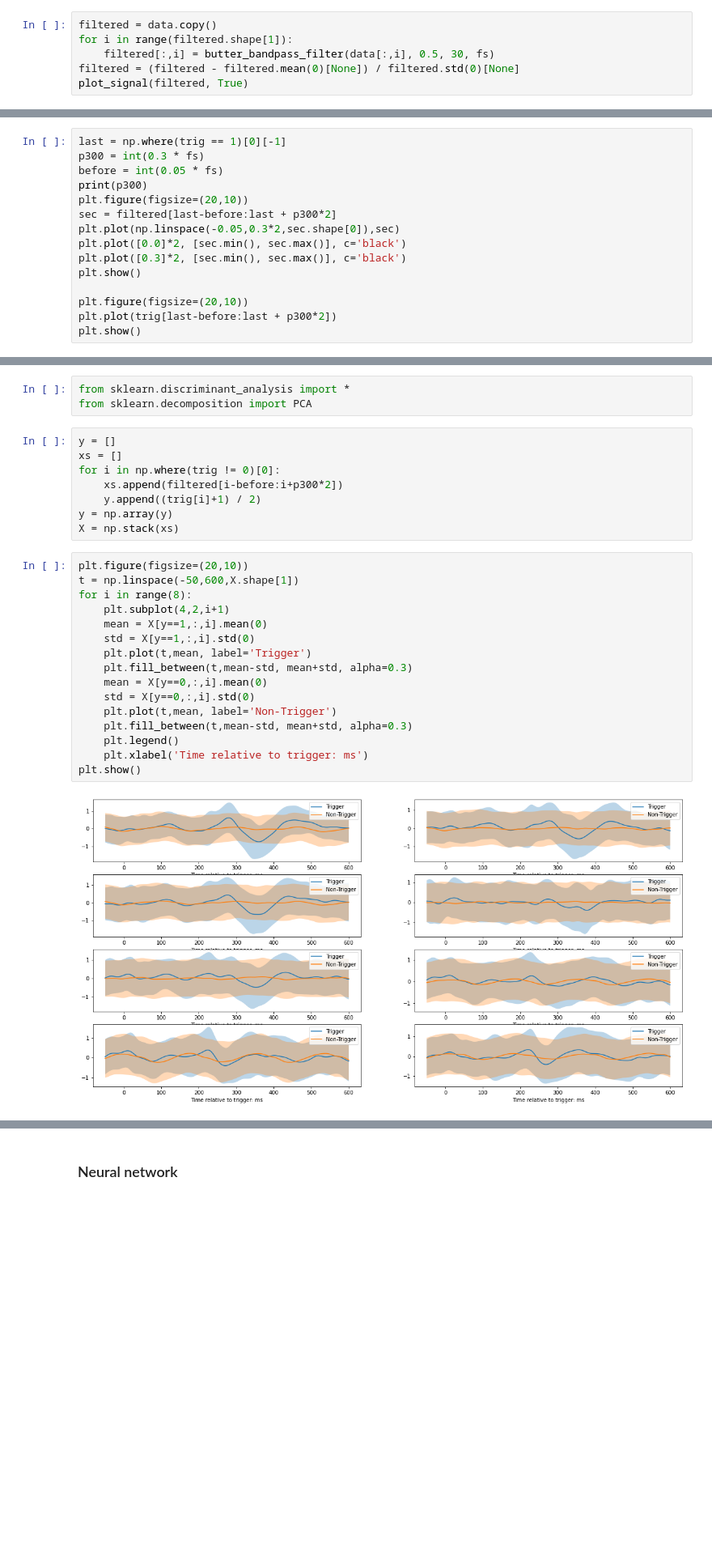
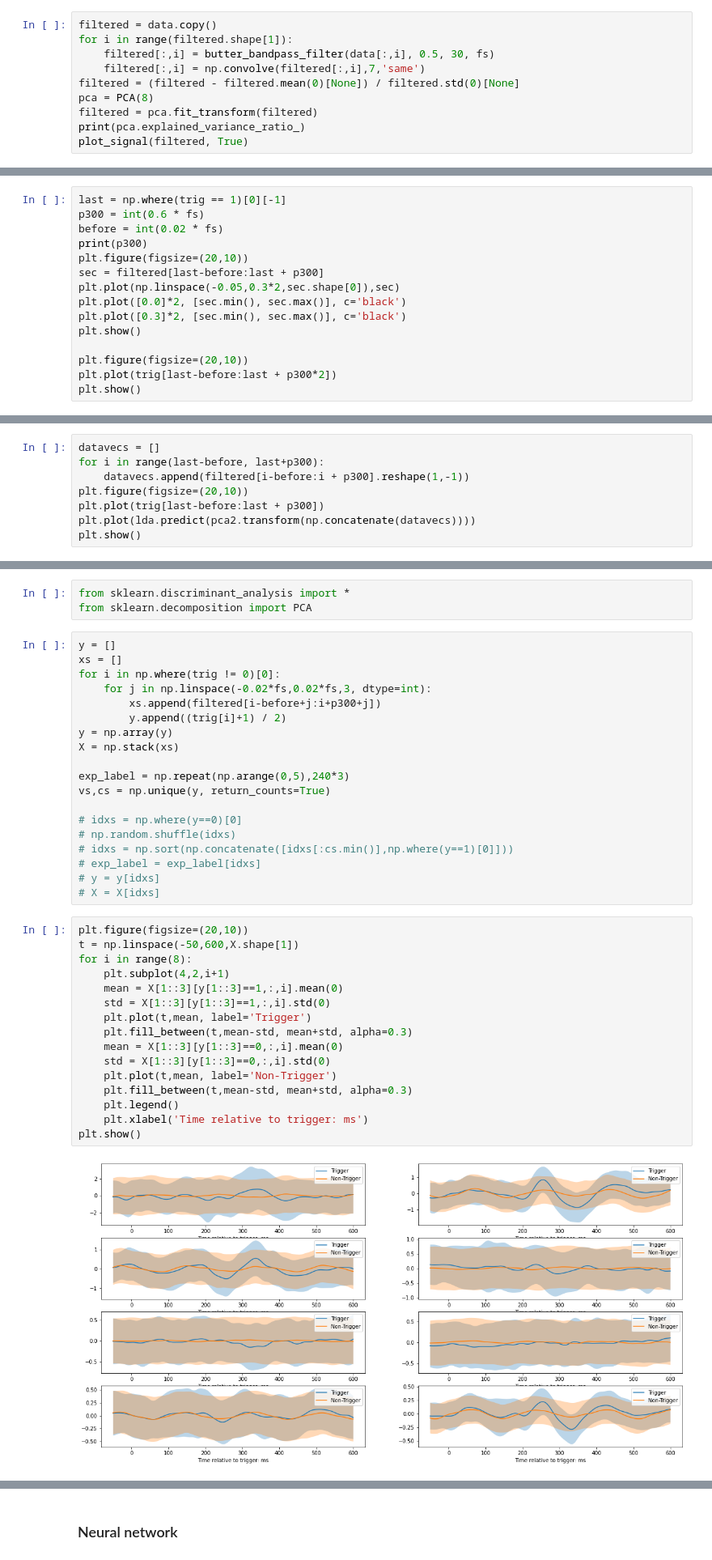
Before and after one commit to esbenkc/P300-Tweaks, a Jupyter notebook: src/jpy-eda-malyshev.ipynb, the cells around one changed output, grey strips where cells are left out. Shown at 81% size. Drawn from its saved outputs; the diff is of its cells as text; blank space fills up the shorter version.

```diff
--- a/src/jpy-eda-malyshev.ipynb
+++ b/src/jpy-eda-malyshev.ipynb
@@ -95,6 +98,10 @@ plt.show()
 filtered = data.copy()
 for i in range(filtered.shape[1]):
     filtered[:,i] = butter_bandpass_filter(data[:,i], 0.5, 30, fs)
+    filtered[:,i] = np.convolve(filtered[:,i],7,'same')
 filtered = (filtered - filtered.mean(0)[None]) / filtered.std(0)[None]
+pca = PCA(8)
+filtered = pca.fit_transform(filtered)
+print(pca.explained_variance_ratio_)
 plot_signal(filtered, True)
 # %% [output]
@@ -103,11 +112,11 @@ plot_signal(filtered, True)
 ## Show near label
 # %%
 last = np.where(trig == 1)[0][-1]
-p300 = int(0.3 * fs)
-before = int(0.05 * fs)
+p300 = int(0.6 * fs)
+before = int(0.02 * fs)
 print(p300)
 plt.figure(figsize=(20,10))
-sec = filtered[last-before:last + p300*2]
+sec = filtered[last-before:last + p300]
 plt.plot(np.linspace(-0.05,0.3*2,sec.shape[0]),sec)
 plt.plot([0.0]*2, [sec.min(), sec.max()], c='black')
 plt.plot([0.3]*2, [sec.min(), sec.max()], c='black')
@@ -122,0 +132,8 @@ plt.show()
+# %%
+datavecs = []
+for i in range(last-before, last+p300):
+    datavecs.append(filtered[i-before:i + p300].reshape(1,-1))
+plt.figure(figsize=(20,10))
+plt.plot(trig[last-before:last + p300])
+plt.plot(lda.predict(pca2.transform(np.concatenate(datavecs))))
+plt.show()
@@ -129,25 +159,36 @@ from sklearn.decomposition import PCA
 y = []
 xs = []
 for i in np.where(trig != 0)[0]:
-    xs.append(filtered[i-before:i+p300*2])
-    y.append((trig[i]+1) / 2)
+    for j in np.linspace(-0.02*fs,0.02*fs,3, dtype=int):
+        xs.append(filtered[i-before+j:i+p300+j])
+        y.append((trig[i]+1) / 2)
 y = np.array(y)
 X = np.stack(xs)
+
+exp_label = np.repeat(np.arange(0,5),240*3)
+vs,cs = np.unique(y, return_counts=True)
+
+# idxs = np.where(y==0)[0]
+# np.random.shuffle(idxs)
+# idxs = np.sort(np.concatenate([idxs[:cs.min()],np.where(y==1)[0]]))
+# exp_label = exp_label[idxs]
+# y = y[idxs]
+# X = X[idxs]
 # %%
 plt.figure(figsize=(20,10))
 t = np.linspace(-50,600,X.shape[1])
 for i in range(8):
     plt.subplot(4,2,i+1)
-    mean = X[y==1,:,i].mean(0)
-    std = X[y==1,:,i].std(0)
+    mean = X[1::3][y[1::3]==1,:,i].mean(0)
+    std = X[1::3][y[1::3]==1,:,i].std(0)
     plt.plot(t,mean, label='Trigger')
     plt.fill_between(t,mean-std, mean+std, alpha=0.3)
-    mean = X[y==0,:,i].mean(0)
-    std = X[y==0,:,i].std(0)
+    mean = X[1::3][y[1::3]==0,:,i].mean(0)
+    std = X[1::3][y[1::3]==0,:,i].std(0)
     plt.plot(t,mean, label='Non-Trigger')
     plt.fill_between(t,mean-std, mean+std, alpha=0.3)
     plt.legend()
     plt.xlabel('Time relative to trigger: ms')
 plt.show()
 # %% [output]
-[figure, old version]
+[figure, new version]
```
Also changed, not shown: parts of 17 cells of this notebook.
